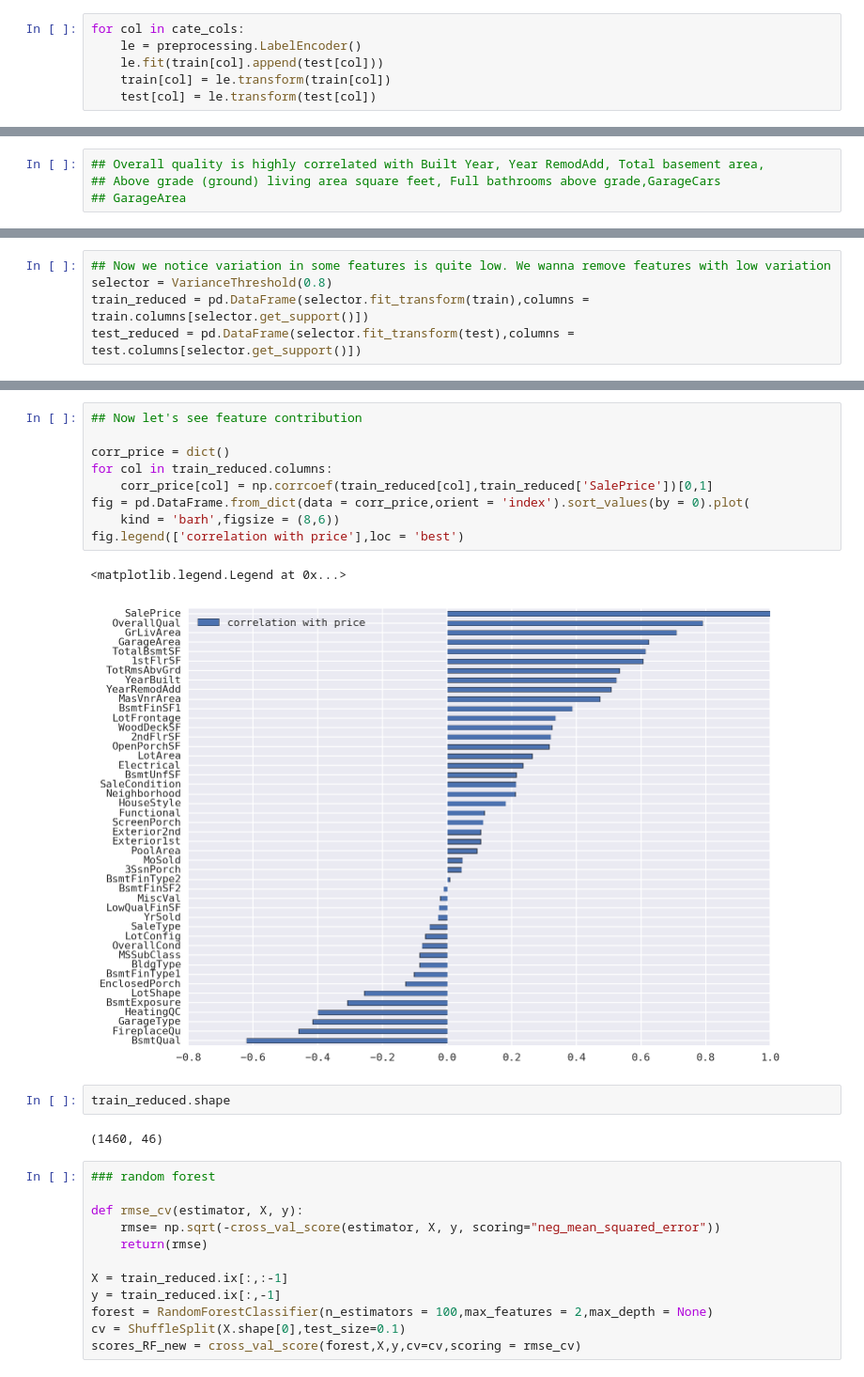
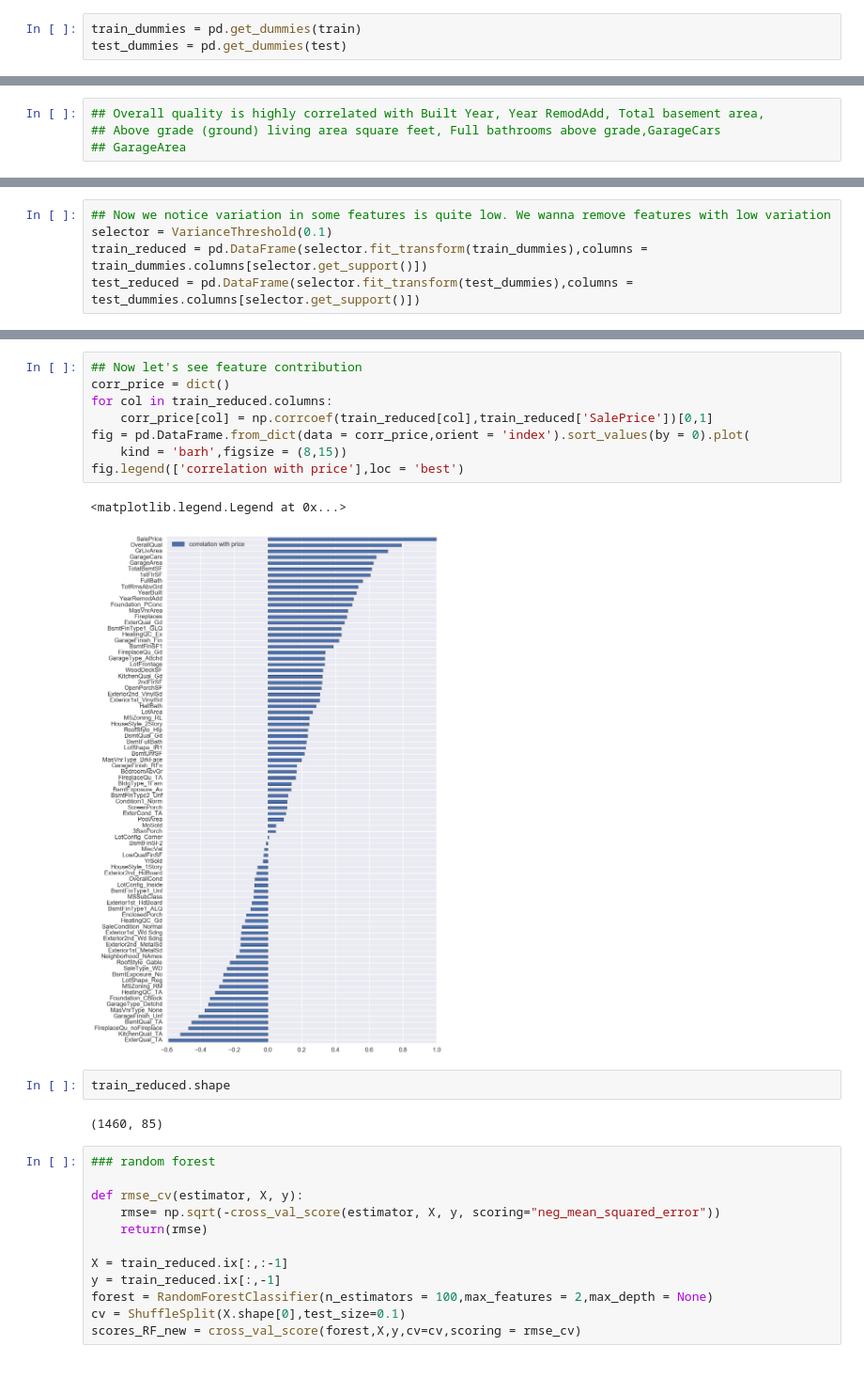
Before and after one commit to MiyainNYC/Rose, a Jupyter notebook: house_pred_ML/Explore.ipynb, the cells around one changed output, grey strips where cells are left out. Shown at 94% size. Drawn from its saved outputs; the diff is of its cells as text.

```diff
--- a/house_pred_ML/Explore.ipynb
+++ b/house_pred_ML/Explore.ipynb
@@ -416,9 +416,6 @@ Index(['MSZoning', 'Street', 'LotShape', 'LandContour', 'LotConfig',
        'FireplaceQu', 'GarageType', 'GarageFinish', 'GarageQual', 'GarageCond',
        'PavedDrive', 'SaleType', 'SaleCondition'],
       dtype='object')
-# %%
-for col in cate_cols:
-    le = preprocessing.LabelEncoder()
-    le.fit(train[col].append(test[col]))
-    train[col] = le.transform(train[col])
-    test[col] = le.transform(test[col])
+# %%
+train_dummies = pd.get_dummies(train)
+test_dummies = pd.get_dummies(test)
@@ -488,6 +503,6 @@ BsmtFinSF1 is 0.522396051992 correlated with TotalBsmtSF
 # %%
 ## Now we notice variation in some features is quite low. We wanna remove features with low variation
-selector = VarianceThreshold(0.8)
-train_reduced = pd.DataFrame(selector.fit_transform(train),columns = train.columns[selector.get_support()])
-test_reduced = pd.DataFrame(selector.fit_transform(test),columns = test.columns[selector.get_support()])
+selector = VarianceThreshold(0.1)
+train_reduced = pd.DataFrame(selector.fit_transform(train_dummies),columns = train_dummies.columns[selector.get_support()])
+test_reduced = pd.DataFrame(selector.fit_transform(test_dummies),columns = test_dummies.columns[selector.get_support()])
 # %%
@@ -511,19 +548,18 @@ Features we remove are Index(['MSZoning', 'Street', 'LandContour', 'LandSlope',
 # %%
 ## Now let's see feature contribution
-
 corr_price = dict()
 for col in train_reduced.columns:
     corr_price[col] = np.corrcoef(train_reduced[col],train_reduced['SalePrice'])[0,1]
 fig = pd.DataFrame.from_dict(data = corr_price,orient = 'index').sort_values(by = 0).plot(
-    kind = 'barh',figsize = (8,6))
+    kind = 'barh',figsize = (8,15))
 fig.legend(['correlation with price'],loc = 'best')
 # %% [output]
 <matplotlib.legend.Legend at 0x...>
-[figure, old version]
+[figure, new version]
 # %%
 train_reduced.shape
 # %% [output]
-(1460, 46)
+(1460, 85)
 # %%
 ### random forest
 
```
Also changed, not shown: parts of 10 cells of this notebook, 2 other files.
